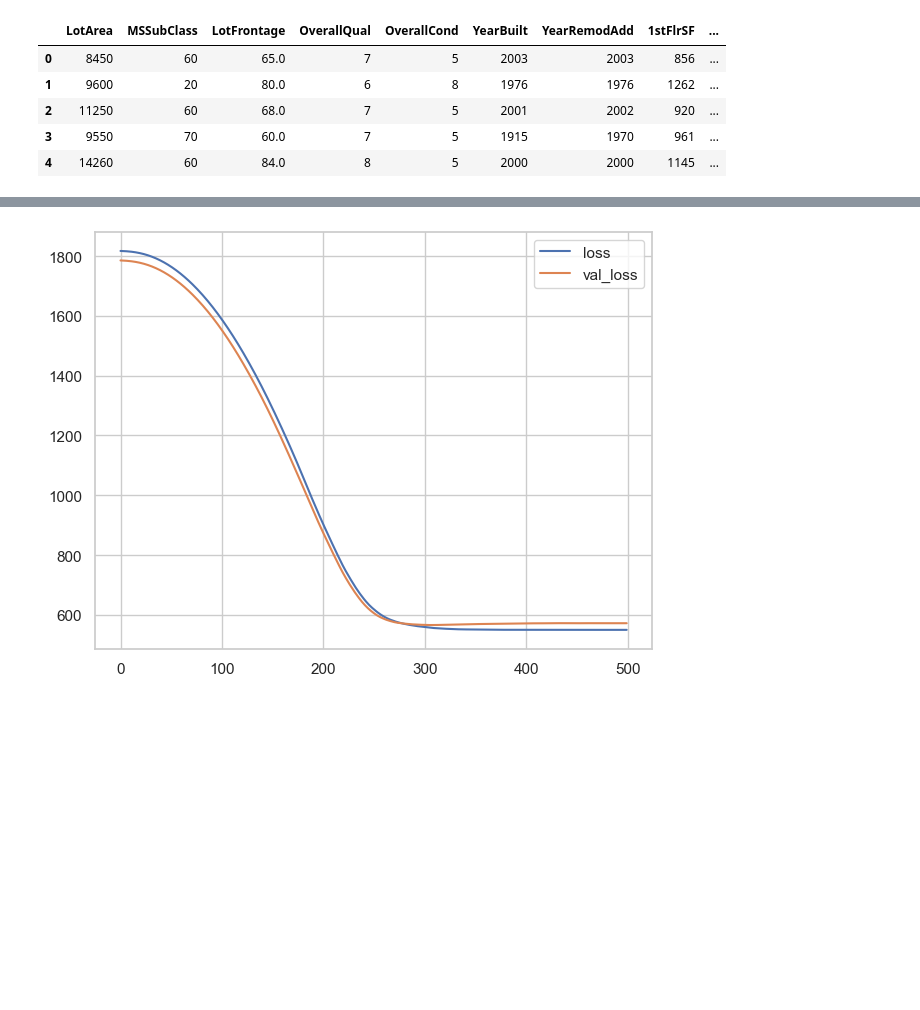
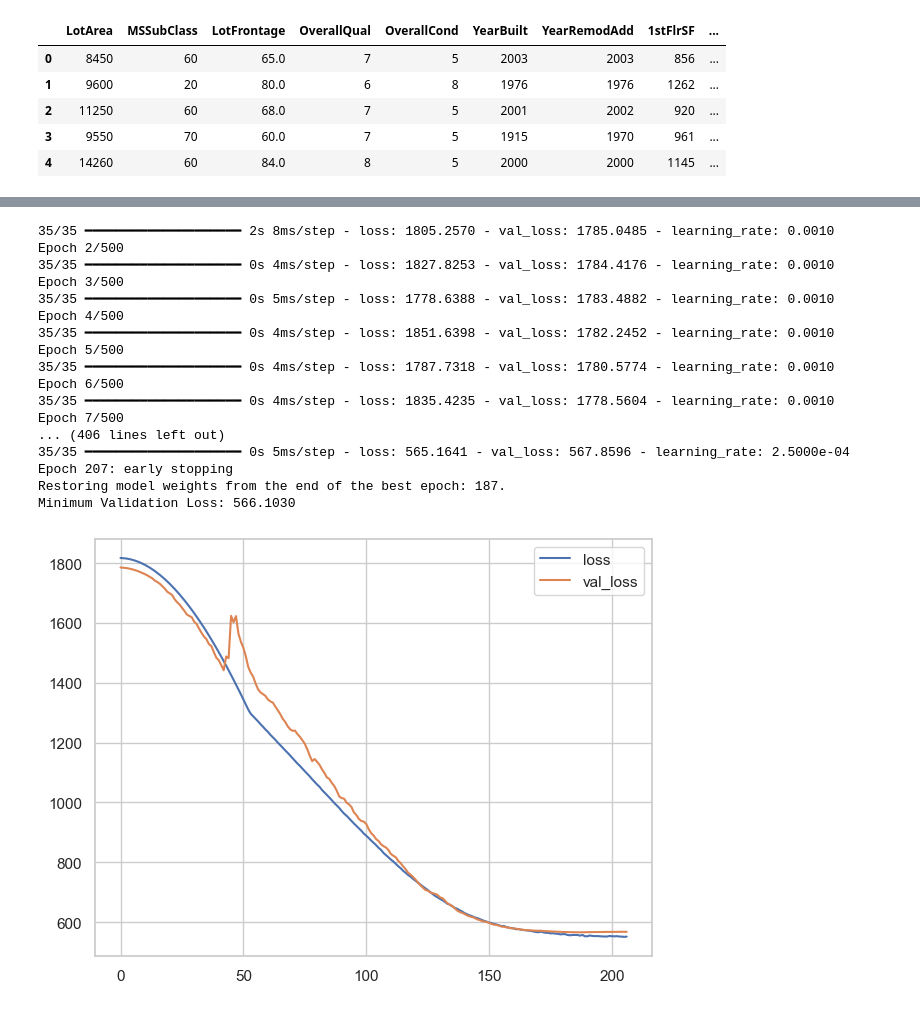
Before and after one commit to HitTheStars/math_model, a Jupyter notebook: day15_neural_network/neural_network_kaggle.ipynb, the cells around one changed output, grey strips where cells are left out. Drawn from its saved outputs; the diff is of its cells as text; code cells hidden in the pictures; blank space fills up the shorter version.

```diff
--- a/day15_neural_network/neural_network_kaggle.ipynb
+++ b/day15_neural_network/neural_network_kaggle.ipynb
@@ -91,18 +91,35 @@ X.head()
 | 4 | 14260 | 60 | 84.0 | 8 | 5 | 2000 | 2000 | 1145 | ... |
 # %%
 model = keras.Sequential([
-    layers.BatchNormalization(input_shape=input_shape),
-    layers.Dense(1024, activation='relu', input_shape=input_shape),
+    layers.Dense(512, activation='relu', input_shape=input_shape),
+    layers.BatchNormalization(),
     layers.Dropout(0.3),
     layers.BatchNormalization(),
-    layers.Dense(1024, activation='relu'),
+    layers.Dense(512, activation='relu'),
     layers.Dropout(0.3),
     layers.BatchNormalization(),
-    layers.Dense(1024, activation='relu'),
+    layers.Dense(64, activation='relu'),
     layers.Dropout(0.3),
     layers.BatchNormalization(),
     layers.Dense(1)
 ])
+
+
+early_stopping = callbacks.EarlyStopping(
+    patience=20,
+    min_delta=0.0005,
+    restore_best_weights=True,
+    verbose=1
+)
+
+reduce_lr = callbacks.ReduceLROnPlateau(
+    factor=0.5,
+    patience=10,
+    min_lr=1e-7,
+    verbose=1
+)
+
+
 model.compile(
     optimizer='adam',
     loss='mae',
@@ -110,9 +127,10 @@ model.compile(
 history = model.fit(
     X_train, y_train,
     validation_data=(X_valid, y_valid),
-    batch_size=512,
+    batch_size=32,
     epochs=500,
-    verbose=0,
+     callbacks=[early_stopping, reduce_lr],
+    verbose=1
 )
 history_df = pd.DataFrame(history.history)
 history_df.loc[:, ['loss', 'val_loss']].plot()
@@ -122 +140,18 @@ Minimum Validation Loss: 566.0800
+35/35 ━━━━━━━━━━━━━━━━━━━━ 2s 8ms/step - loss: 1805.2570 - val_loss: 1785.0485 - learning_rate: 0.0010
+Epoch 2/500
+35/35 ━━━━━━━━━━━━━━━━━━━━ 0s 4ms/step - loss: 1827.8253 - val_loss: 1784.4176 - learning_rate: 0.0010
+Epoch 3/500
+35/35 ━━━━━━━━━━━━━━━━━━━━ 0s 5ms/step - loss: 1778.6388 - val_loss: 1783.4882 - learning_rate: 0.0010
+Epoch 4/500
+35/35 ━━━━━━━━━━━━━━━━━━━━ 0s 4ms/step - loss: 1851.6398 - val_loss: 1782.2452 - learning_rate: 0.0010
+Epoch 5/500
+35/35 ━━━━━━━━━━━━━━━━━━━━ 0s 4ms/step - loss: 1787.7318 - val_loss: 1780.5774 - learning_rate: 0.0010
+Epoch 6/500
+35/35 ━━━━━━━━━━━━━━━━━━━━ 0s 4ms/step - loss: 1835.4235 - val_loss: 1778.5604 - learning_rate: 0.0010
+Epoch 7/500
+... (406 lines left out)
+35/35 ━━━━━━━━━━━━━━━━━━━━ 0s 5ms/step - loss: 565.1641 - val_loss: 567.8596 - learning_rate: 2.5000e-04
+Epoch 207: early stopping
+Restoring model weights from the end of the best epoch: 187.
+Minimum Validation Loss: 566.1030
-[figure, old version]
+[figure, new version]
```
Also changed, not shown: parts of 3 cells of this notebook, 4 other files.
